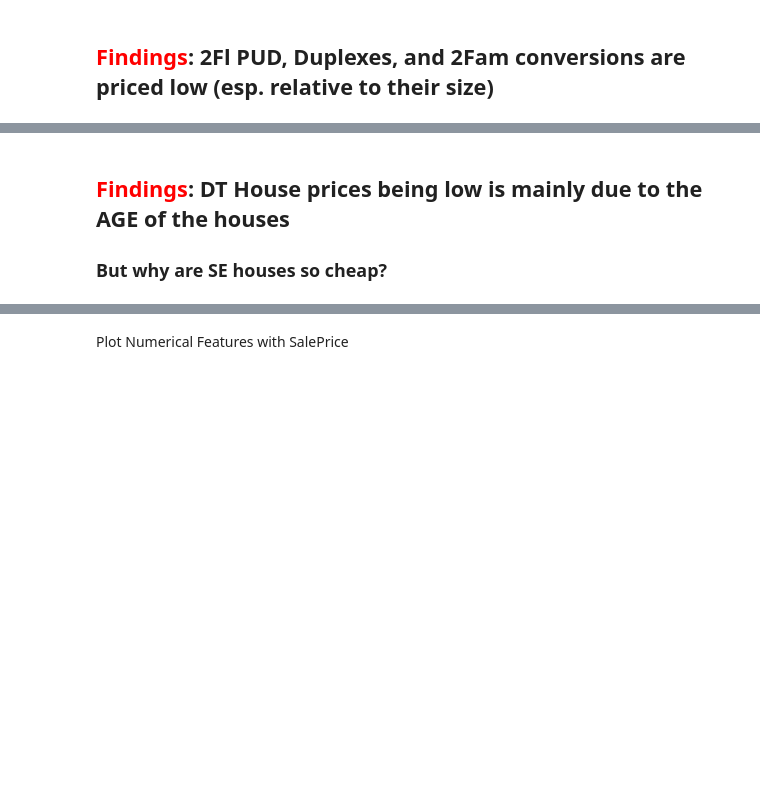
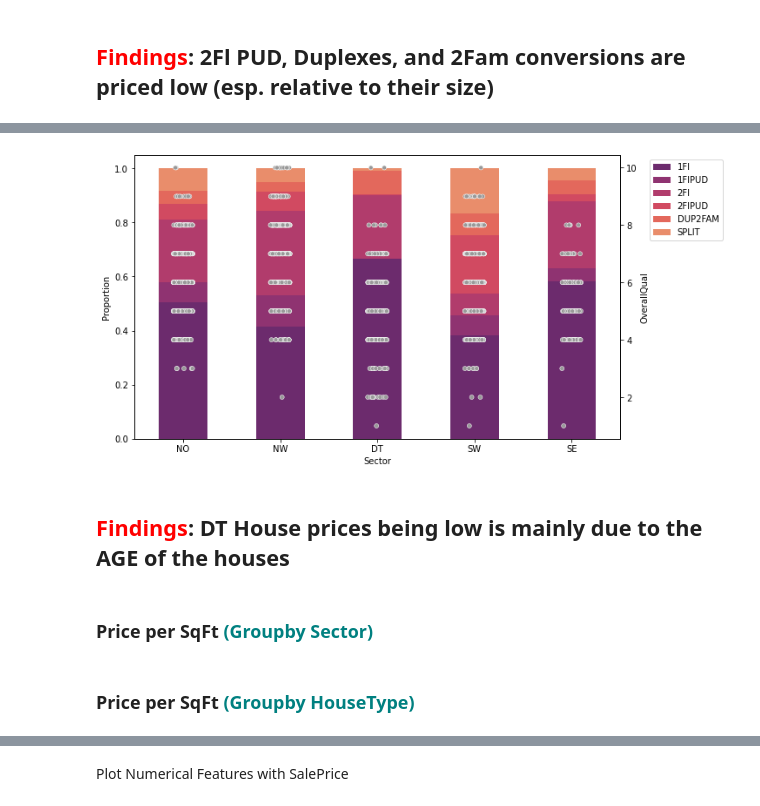
Before and after one commit to dnie44/nycdatascience_ML_project, a Jupyter notebook: daniel/2_EDA_land_general_size_feats.ipynb, the cells around one changed output, grey strips where cells are left out. Saved outputs shown, nothing was run; the diff lists cells and outputs as text; code cells hidden in the pictures; blank space fills up the shorter version.

```diff
--- a/daniel/2_EDA_land_general_size_feats.ipynb
+++ b/daniel/2_EDA_land_general_size_feats.ipynb
@@ -281,5 +287,0 @@ sns.stripplot(ax=ax2, x='Sector', y='YearBuilt', data=general, color='0.6', edge
-# %%
-temp = general.groupby(['Sector','MSSubClass']).agg('median')[['YearBuilt','SalePrice']]
-temp.reset_index(inplace=True)
-temp = temp.pivot(index='MSSubClass',columns='Sector', values=['YearBuilt','SalePrice'])
-temp
@@ -296,3 +288,13 @@ temp
+# %%
+fig, ax1 = plt.subplots()
+temp.loc[:,sec_order].T.plot(ax=ax1, kind='bar', rot=0,
+                             stacked=True, figsize=(10,6)).legend(bbox_to_anchor=(1.051, 1.0));
+ax1.set_ylabel('Proportion')
+ax2 = ax1.twinx()
+sns.stripplot(ax=ax2, x='Sector', y='OverallQual', data=general, color='0.6', edgecolor='w', linewidth=0.5);
+# %% [output]
+[figure, added]
 # %% [markdown]
 ## <span style="color:red">Findings</span>: DT House prices being low is mainly due to the AGE of the houses
-### But why are SE houses so cheap?
+# %% [markdown]
+### Price per SqFt <span style="color:teal">(Groupby Sector)</span>
@@ -298,0 +312,2 @@ temp
+# %% [markdown]
+### Price per SqFt <span style="color:teal">(Groupby HouseType)</span>
```
Also changed, not shown: parts of 41 cells of this notebook.
